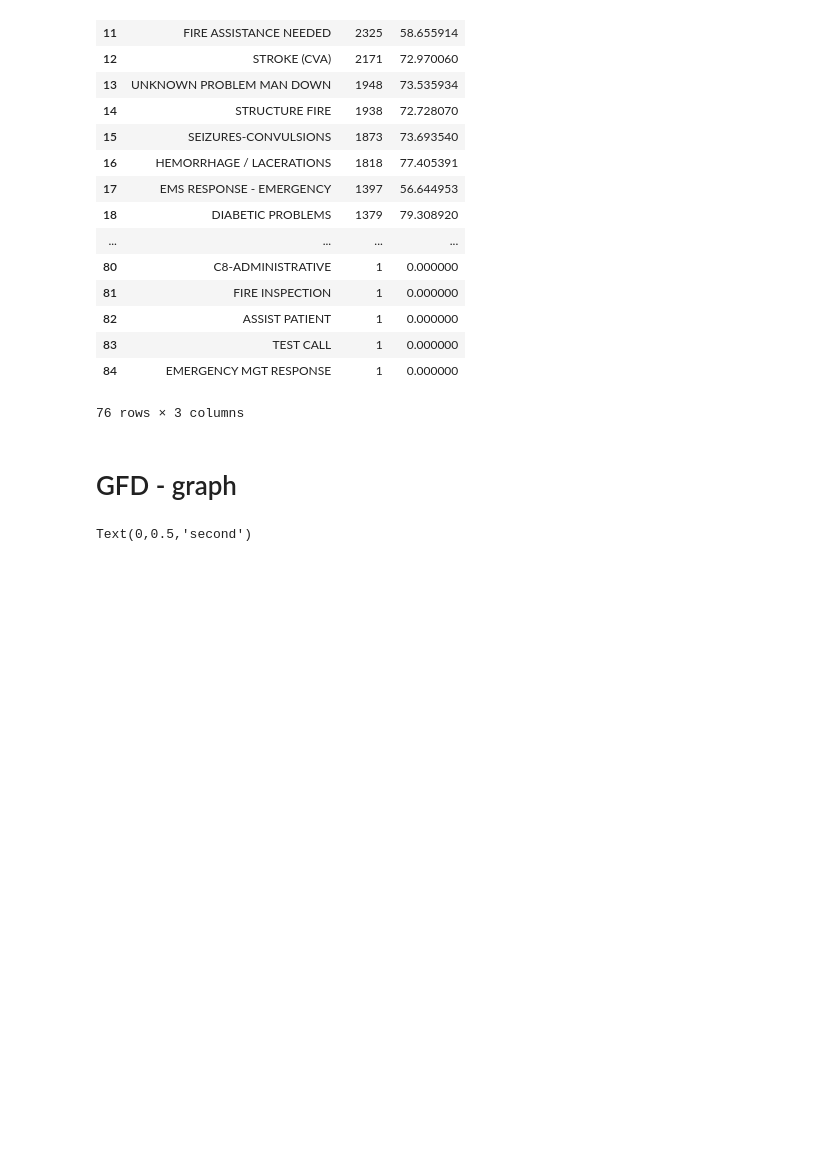
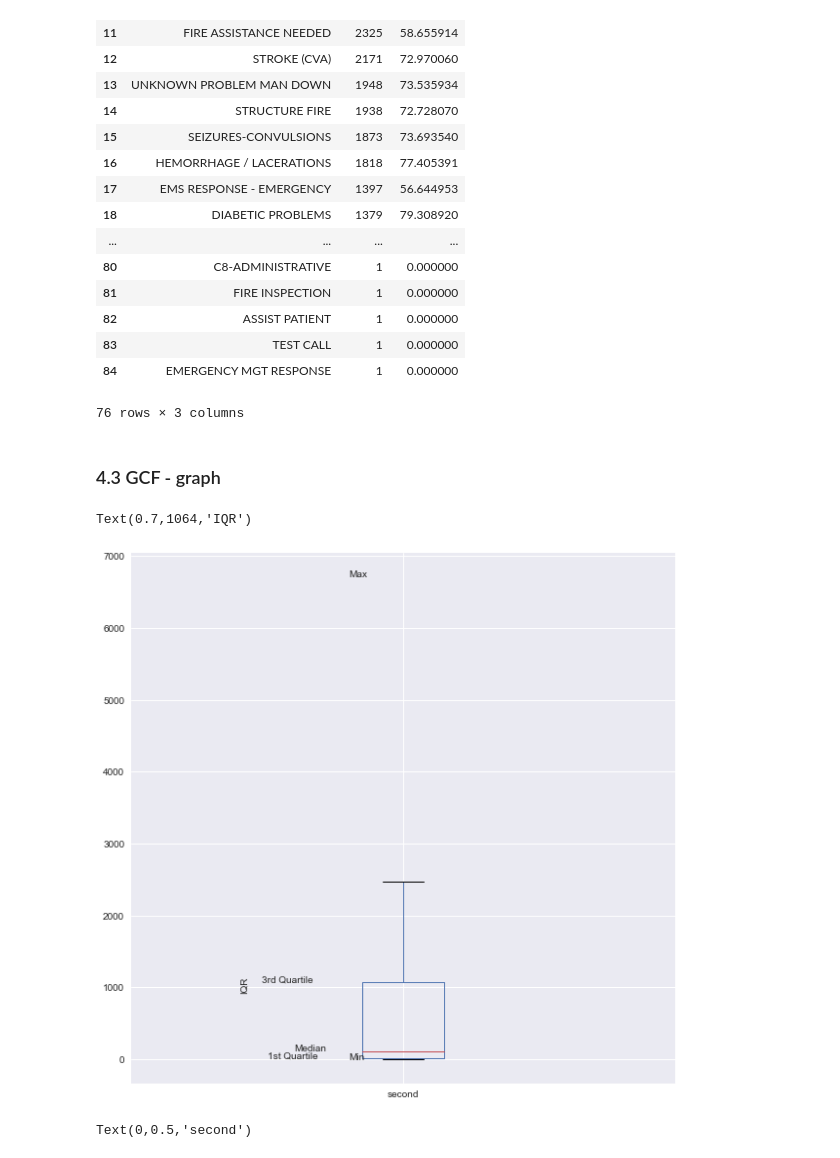
Before and after one commit to UNCG-CSE/Guilford_EMS, a Jupyter notebook: src/Nature_to _response time.ipynb, the cells around one changed output. Drawn from its saved outputs; the diff is of its cells as text; code cells hidden in the pictures; blank space fills up the shorter version.

```diff
--- a/src/Nature_to _response time.ipynb
+++ b/src/Nature_to _response time.ipynb
@@ -683,7 +732,21 @@ gcf_outlier_removed
 | 84 | EMERGENCY MGT RESPONSE | 1 | 0.000000 |
 76 rows × 3 columns
 # %% [markdown]
-# GFD - graph
+### 4.3 GCF - graph
+# %%
+gcf_merged.boxplot(column="second",
+               return_type='axes',
+               figsize=(10,10))
+
+plt.text(x=0.74, y=gcf_merged["second"].quantile(0.75), s="3rd Quartile")
+plt.text(x=0.8, y=gcf_merged["second"].quantile(0.50), s="Median")
+plt.text(x=0.75, y=gcf_merged["second"].quantile(0.25), s="1st Quartile")
+plt.text(x=0.9, y=gcf_merged["second"].quantile(0), s="Min")
+plt.text(x=0.9, y=gcf_merged["second"].quantile(1), s="Max")
+plt.text(x=0.7, y=iqr_gcf, s="IQR", rotation=90, size=10)
+# %% [output]
+Text(0.7,1064,'IQR')
+[figure, added]
 # %%
 gcf_plot = gcf_outlier_removed.plot(kind='bar', title = "Ems_response time", figsize=(15,7))
 gcf_plot.set_xlabel("nature index")
```
Also changed, not shown: parts of 22 cells of this notebook.
